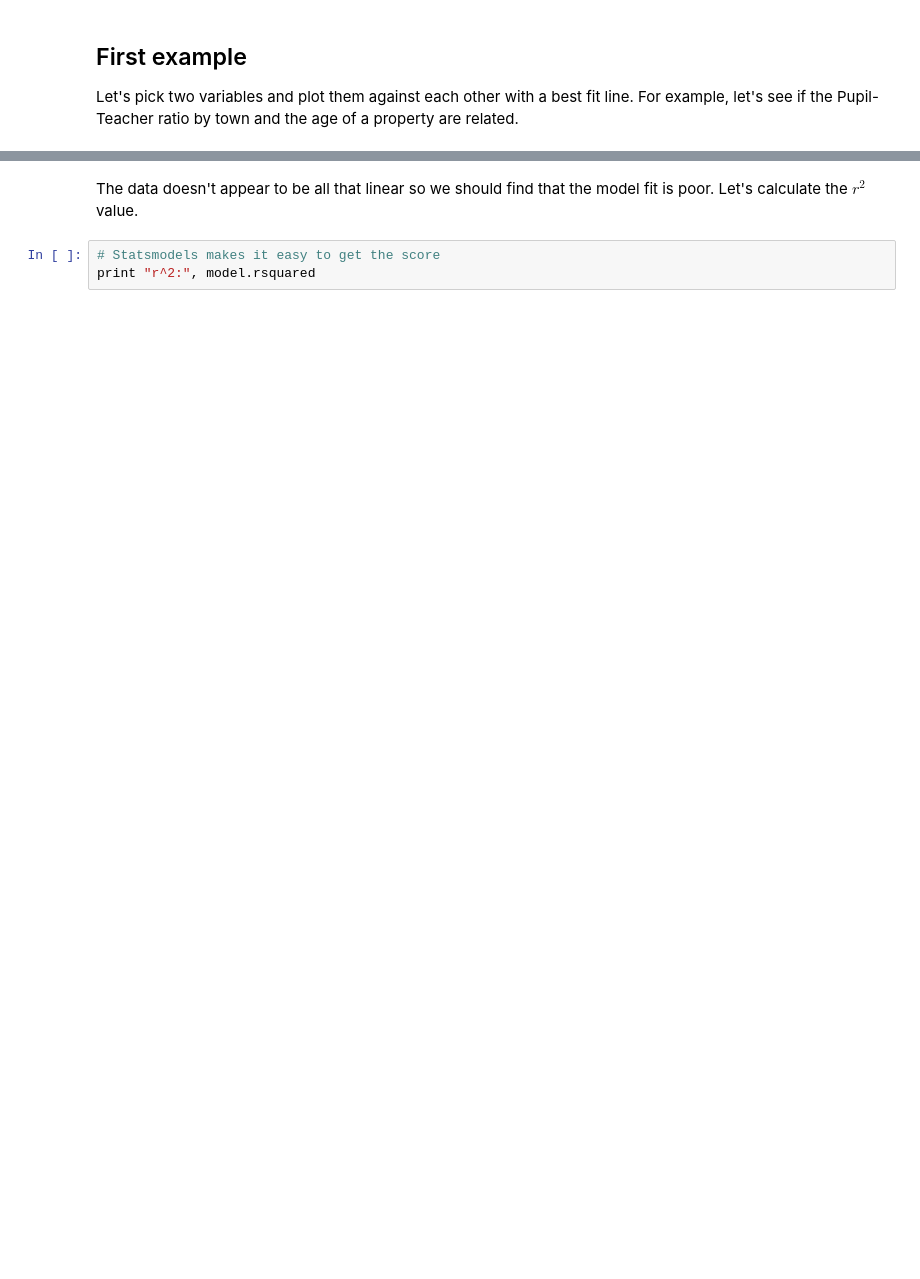
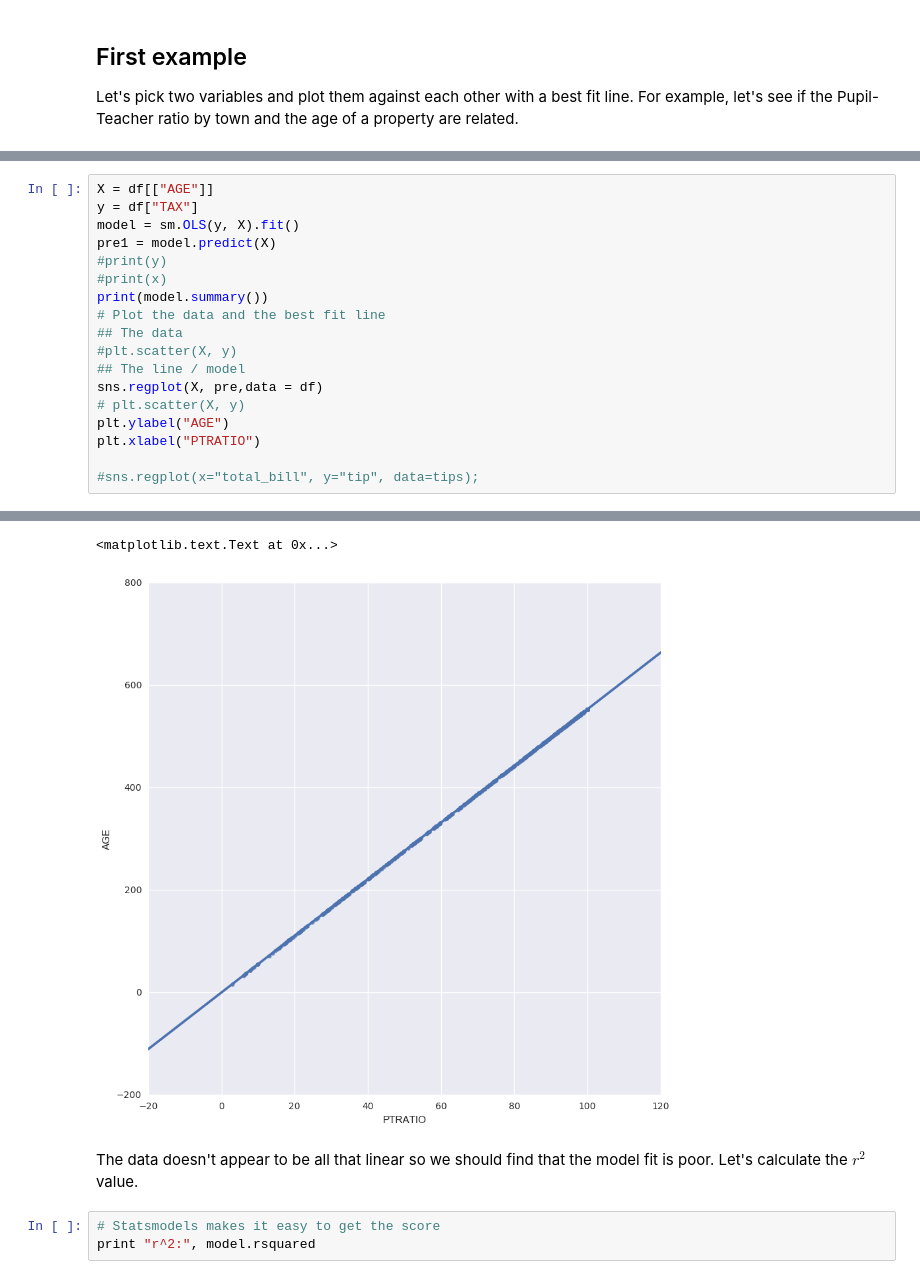
Before and after one commit to prerana123/dsi-prerana, a Jupyter notebook: week-03/2.2-lab/code/starter-code/W3-Lab2.2-Starter.ipynb, the cells around one changed output, grey strips where cells are left out. Drawn from its saved outputs; the diff is of its cells as text; blank space fills up the shorter version.

```diff
--- a/week-03/2.2-lab/code/starter-code/W3-Lab2.2-Starter.ipynb
+++ b/week-03/2.2-lab/code/starter-code/W3-Lab2.2-Starter.ipynb
@@ -122,0 +143,19 @@ NameError: name 'x' is not defined
+# %%
+X = df[["AGE"]]
+y = df["TAX"]
+model = sm.OLS(y, X).fit()
+pre1 = model.predict(X)
+#print(y)
+#print(x)
+print(model.summary())
+# Plot the data and the best fit line
+## The data
+#plt.scatter(X, y)
+## The line / model
+sns.regplot(X, pre,data = df)
+# plt.scatter(X, y)
+plt.ylabel("AGE")
+plt.xlabel("PTRATIO")
+
+#sns.regplot(x="total_bill", y="tip", data=tips);
+# %% [output]
@@ -123,3 +179,5 @@ NameError: name 'x' is not defined
+<matplotlib.text.Text at 0x...>
+[figure, added]
 # %% [markdown]
 The data doesn't appear to be all that linear so we should find that the model fit is poor. Let's calculate the $r^2$ value.
 # %%
```
Also changed, not shown: parts of 8 cells of this notebook, 23 other files.
